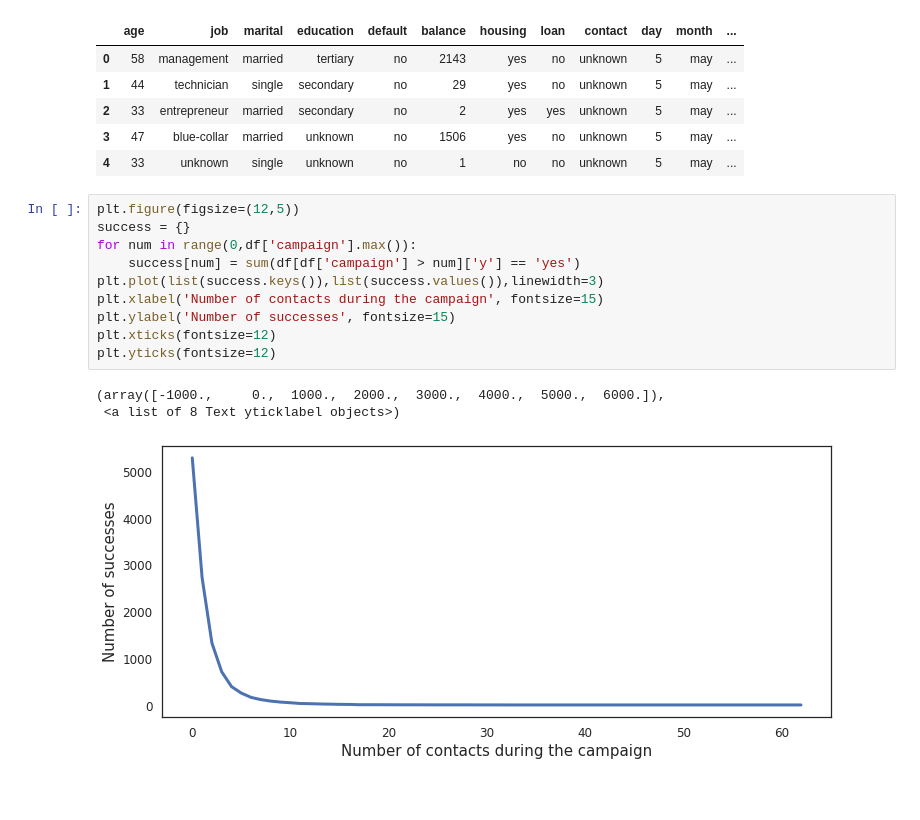
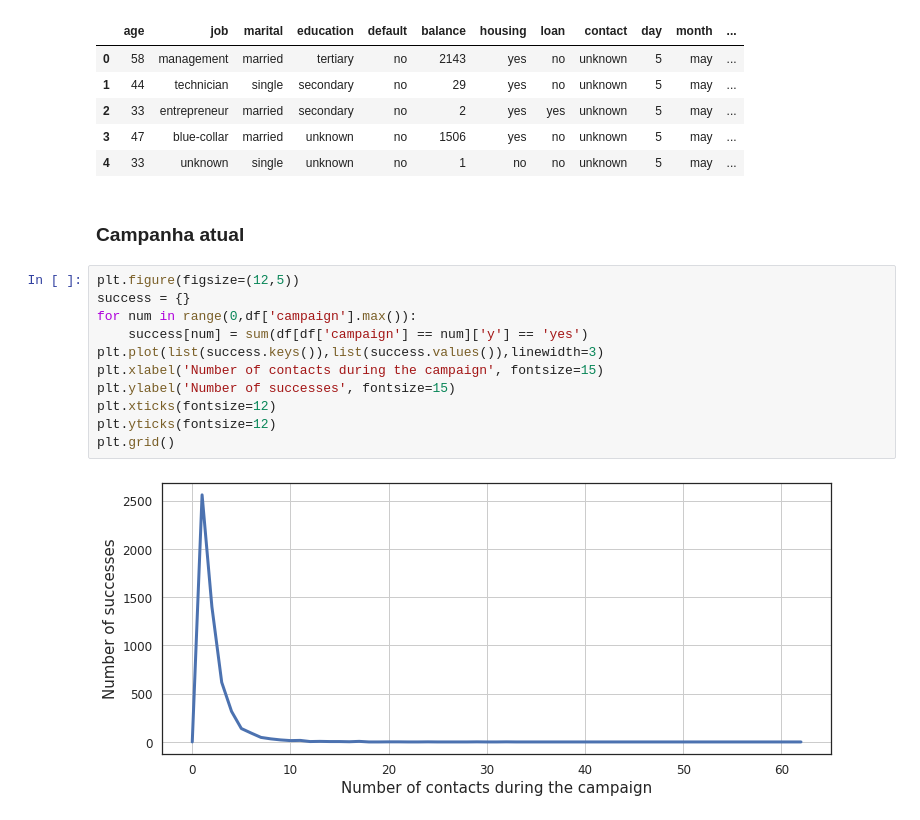
Before and after one commit to BrunoRoth95/bank_marketing, a Jupyter notebook: bank_case.ipynb, the cells around one changed output. Drawn from its saved outputs; the diff is of its cells as text; blank space fills up the shorter version.

```diff
--- a/bank_case.ipynb
+++ b/bank_case.ipynb
@@ -109,17 +111,18 @@ df.head()
 | 2 | 33 | entrepreneur | married | secondary | no | 2 | yes | yes | unknown | 5 | may | ... |
 | 3 | 47 | blue-collar | married | unknown | no | 1506 | yes | no | unknown | 5 | may | ... |
 | 4 | 33 | unknown | single | unknown | no | 1 | no | no | unknown | 5 | may | ... |
+# %% [markdown]
+### Campanha atual
 # %%
 plt.figure(figsize=(12,5))
 success = {}
 for num in range(0,df['campaign'].max()):
-    success[num] = sum(df[df['campaign'] > num]['y'] == 'yes')
+    success[num] = sum(df[df['campaign'] == num]['y'] == 'yes')
 plt.plot(list(success.keys()),list(success.values()),linewidth=3)
 plt.xlabel('Number of contacts during the campaign', fontsize=15)
 plt.ylabel('Number of successes', fontsize=15)
 plt.xticks(fontsize=12)
 plt.yticks(fontsize=12)
+plt.grid()
 # %% [output]
-(array([-1000.,     0.,  1000.,  2000.,  3000.,  4000.,  5000.,  6000.]),
- <a list of 8 Text yticklabel objects>)
-[figure, old version]
+[figure, new version]
```
Also changed, not shown: parts of 26 cells of this notebook.
